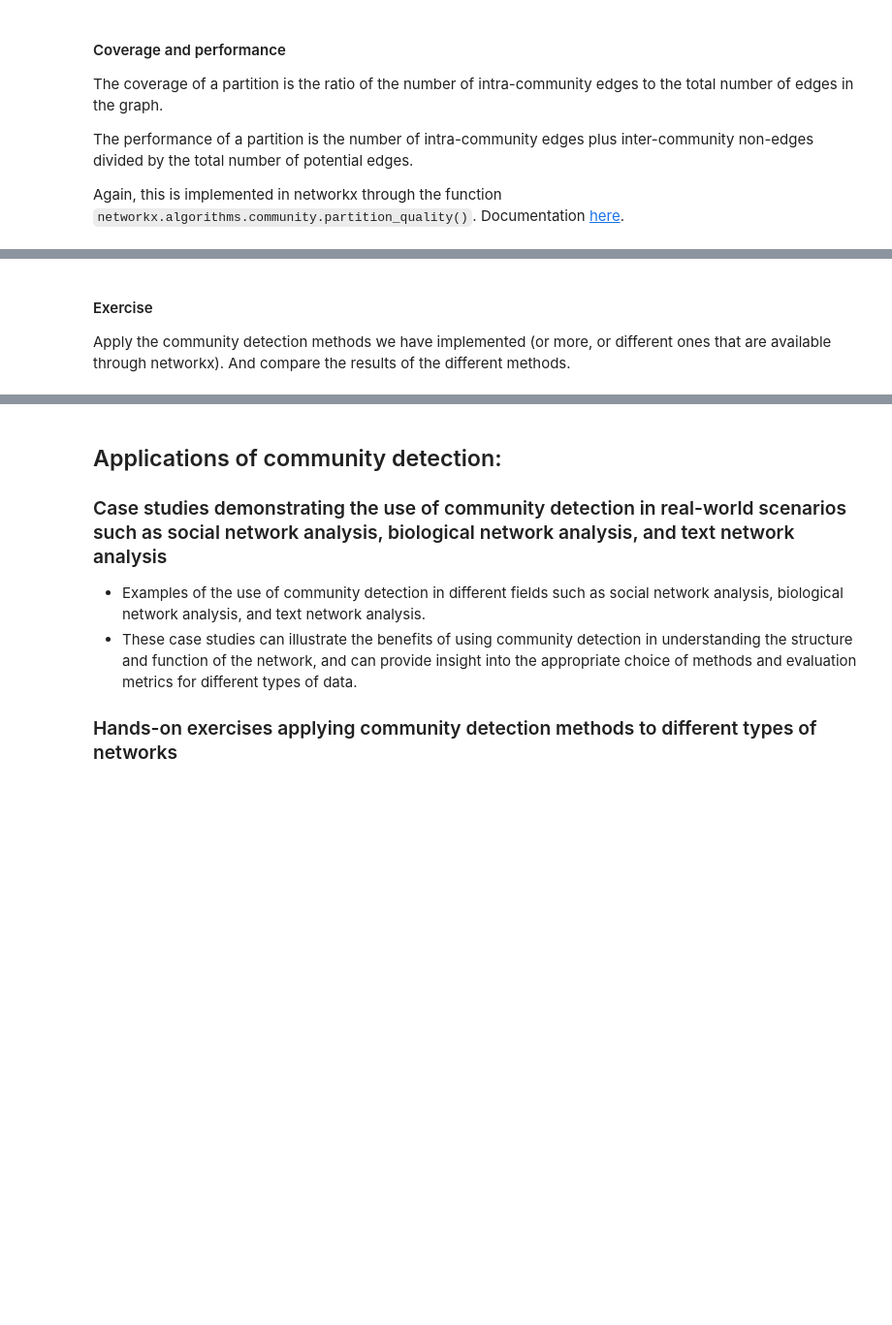
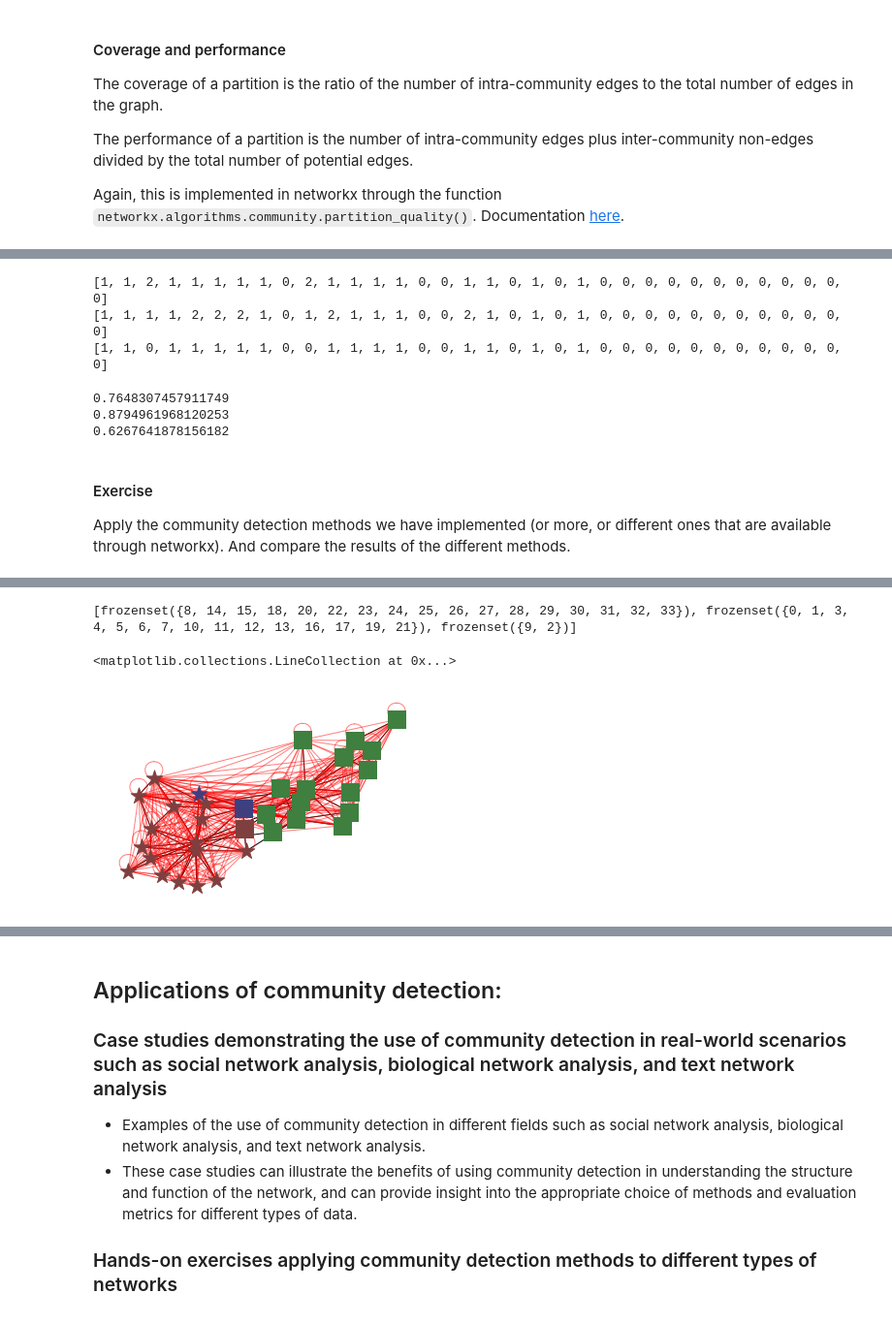
Before and after one commit to IFISC/Complex_Networks_Master, a Jupyter notebook: Lecture_5.ipynb, the cells around one changed output, grey strips where cells are left out. Shown at 97% size. Saved outputs shown, nothing was run; the diff lists cells and outputs as text; code cells hidden in the pictures; blank space fills up the shorter version.

```diff
--- a/Lecture_5.ipynb
+++ b/Lecture_5.ipynb
@@ -206,3 +263,26 @@ Other options for this are the [adjusted version of NMI](https://scikit-learn.or
+# %%
+labels_mod = labels_from_communities(communities_modularity)
+print(labels_mod)
+labels_im = labels_from_communities(communities_im)
+print(labels_im)
+labels_gn = labels_from_communities(communities_gn[0])
+print(labels_gn)
+# %% [output]
+[1, 1, 2, 1, 1, 1, 1, 1, 0, 2, 1, 1, 1, 1, 0, 0, 1, 1, 0, 1, 0, 1, 0, 0, 0, 0, 0, 0, 0, 0, 0, 0, 0, 0]
+[1, 1, 1, 1, 2, 2, 2, 1, 0, 1, 2, 1, 1, 1, 0, 0, 2, 1, 0, 1, 0, 1, 0, 0, 0, 0, 0, 0, 0, 0, 0, 0, 0, 0]
+[1, 1, 0, 1, 1, 1, 1, 1, 0, 0, 1, 1, 1, 1, 0, 0, 1, 1, 0, 1, 0, 1, 0, 0, 0, 0, 0, 0, 0, 0, 0, 0, 0, 0]
+# %%
+from sklearn.metrics.cluster import normalized_mutual_info_score
+NMI_mod_im = normalized_mutual_info_score(labels_mod,labels_im)
+print(NMI_mod_im)
+NMI_mod_gn = normalized_mutual_info_score(labels_mod,labels_gn)
+print(NMI_mod_gn)
+NMI_gn_im = normalized_mutual_info_score(labels_gn,labels_im)
+print(NMI_gn_im)
+# %% [output]
+0.7648307457911749
+0.8794961968120253
+0.6267641878156182
 # %% [markdown]
 #### Exercise
 
@@ -213,3 +293,25 @@ Apply the community detection methods we have implemented (or more, or different
 This consists in using different methods to get partitions and creating a consensus graph, to which a further community detection method is applied. See [this paper](https://www.nature.com/articles/srep00336).
 
 ![Consensus community detection](./data/consensus_comm_det.png)
+# %%
+comm_all = [communities_modularity,communities_gn[0],communities_im,communities_lp]
+G_consensus = nx.Graph()
+for comm in comm_all:
+    for module in comm:
+        for node_i in module:
+            for node_j in module:
+                if G_consensus.has_edge(node_i,node_j):
+                    G_consensus.edges[(node_i,node_j)]['weight'] += 1
+                else:
+                    G_consensus.add_edge(node_i,node_j,weight=1)
+# %%
+# Modularity optimization
+
+communities_modularity = nx.algorithms.community.greedy_modularity_communities(G_consensus, weight='weight')
+print(communities_modularity)
+draw_karate_network_with_communities(G,pos,communities_modularity)
+nx.draw_networkx_edges(G_consensus,pos,edge_color='r',alpha=0.5)
+# %% [output]
+[frozenset({8, 14, 15, 18, 20, 22, 23, 24, 25, 26, 27, 28, 29, 30, 31, 32, 33}), frozenset({0, 1, 3, 4, 5, 6, 7, 10, 11, 12, 13, 16, 17, 19, 21}), frozenset({9, 2})]
+<matplotlib.collections.LineCollection at 0x...>
+[figure, added]
```
Also changed, not shown: parts of 13 cells of this notebook, 4 other files.
